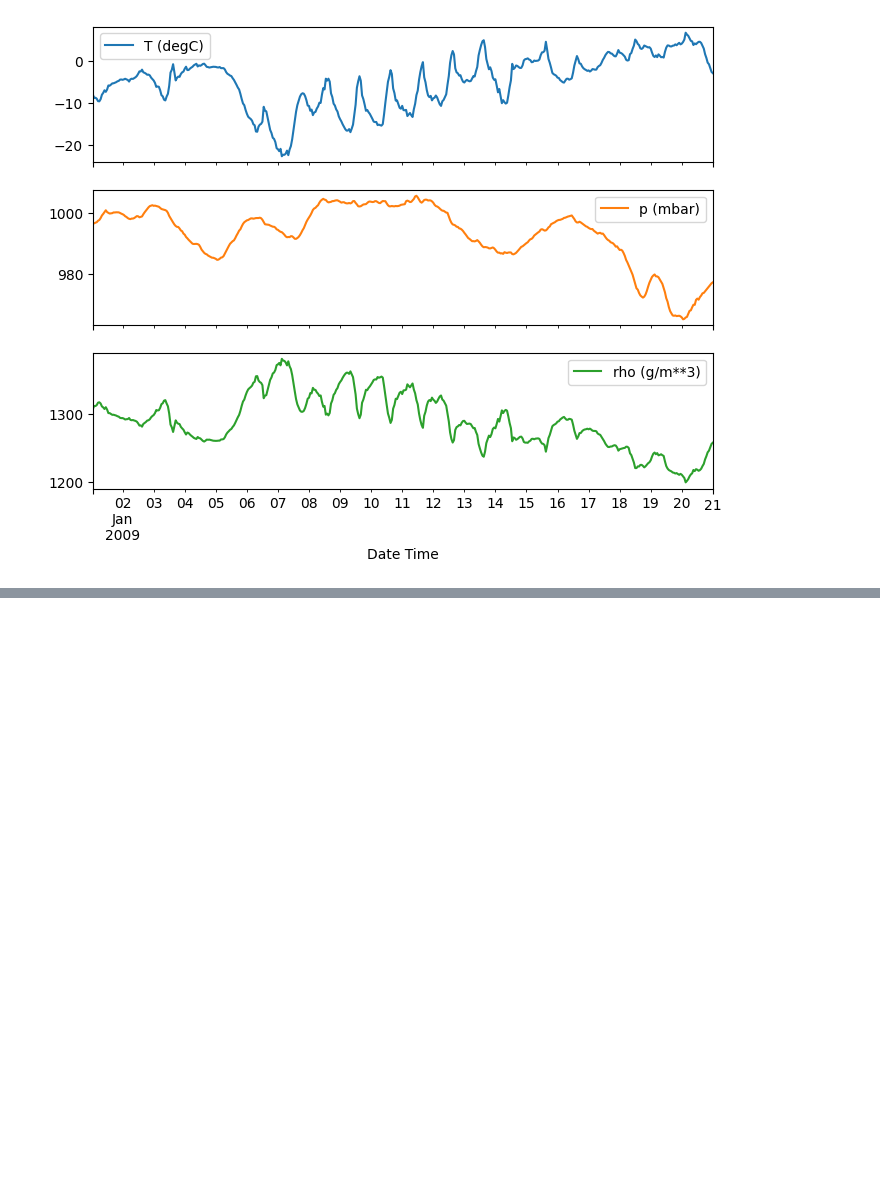
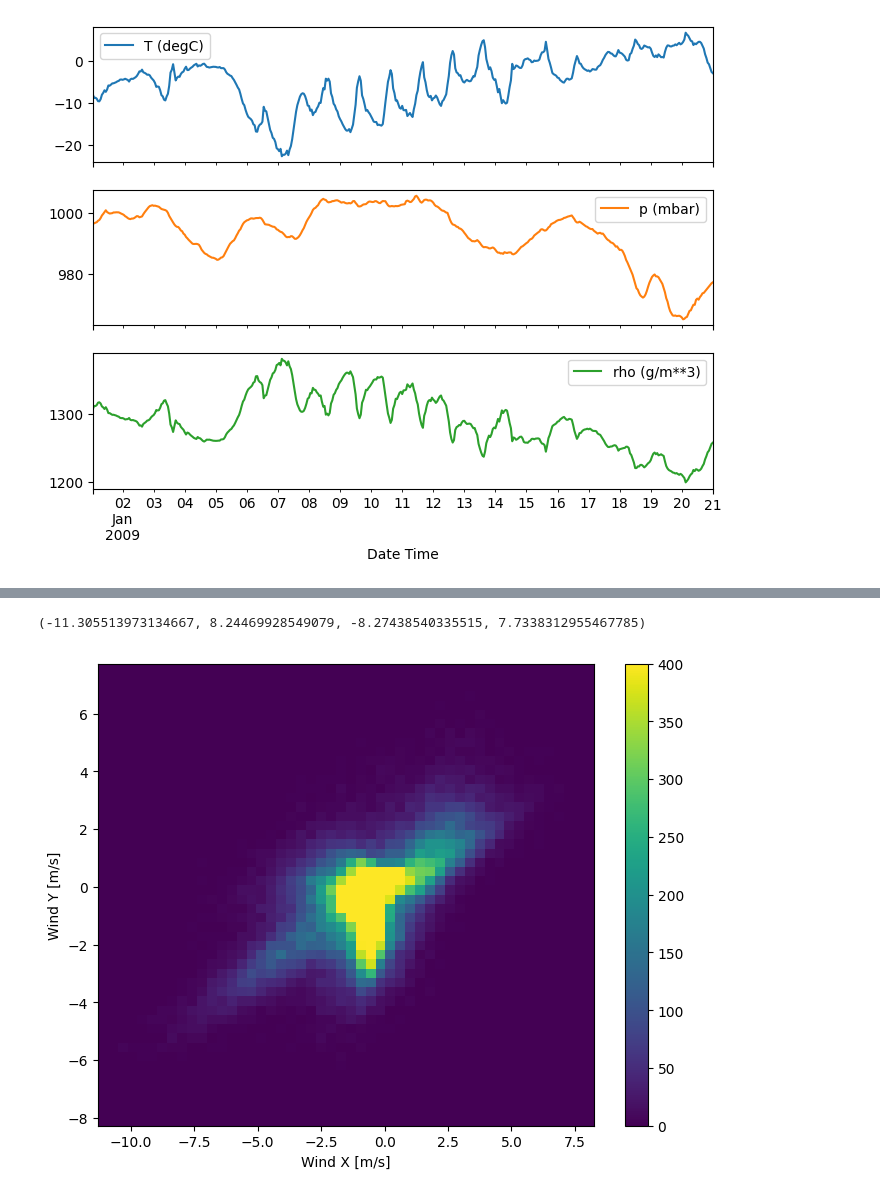
Before and after one commit to ronkcloud/tf_timeseries_analysis, a Jupyter notebook: tf_timeseries.ipynb, the cells around one changed output, grey strips where cells are left out. Saved outputs shown, nothing was run; the diff lists cells and outputs as text; code cells hidden in the pictures; blank space fills up the shorter version.

```diff
--- a/tf_timeseries.ipynb
+++ b/tf_timeseries.ipynb
@@ -48,0 +88,24 @@ _ = plot_features.plot(subplots=True)
+# %%
+wv = df.pop('wv (m/s)')
+max_wv = df.pop('max. wv (m/s)')
+
+# Convert to radians.
+wd_rad = df.pop('wd (deg)')*np.pi / 180
+
+# Calculate the wind x and y components.
+df['Wx'] = wv*np.cos(wd_rad)
+df['Wy'] = wv*np.sin(wd_rad)
+
+# Calculate the max wind x and y components.
+df['max Wx'] = max_wv*np.cos(wd_rad)
+df['max Wy'] = max_wv*np.sin(wd_rad)
+# %%
+plt.hist2d(df['Wx'], df['Wy'], bins=(50, 50), vmax=400)
+plt.colorbar()
+plt.xlabel('Wind X [m/s]')
+plt.ylabel('Wind Y [m/s]')
+ax = plt.gca()
+ax.axis('tight')
+# %% [output]
+(-11.305513973134667, 8.24469928549079, -8.27438540335515, 7.7338312955467785)
+[figure, added]
```
Also changed, not shown: parts of 14 cells of this notebook.
